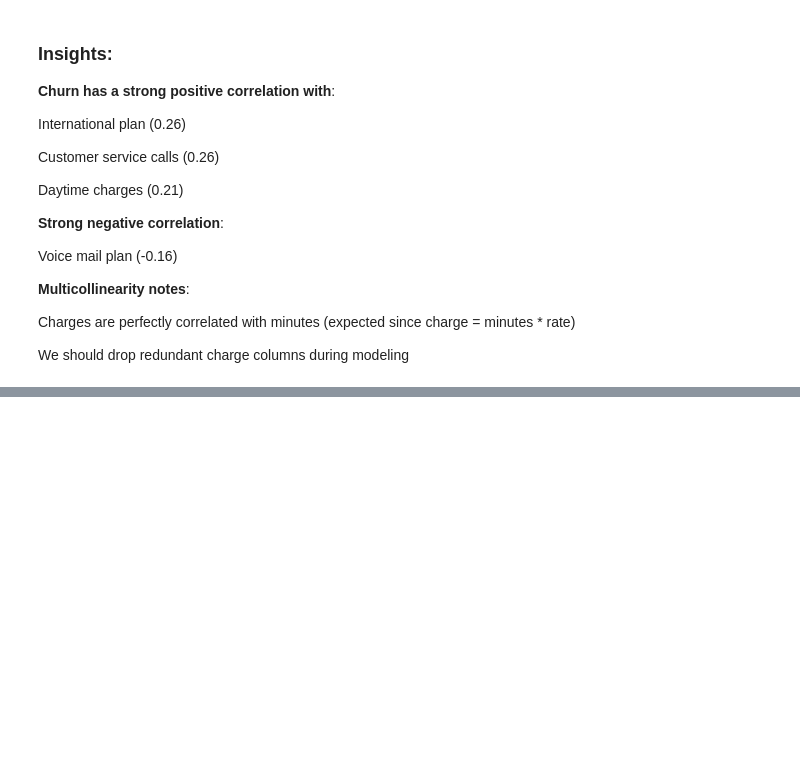
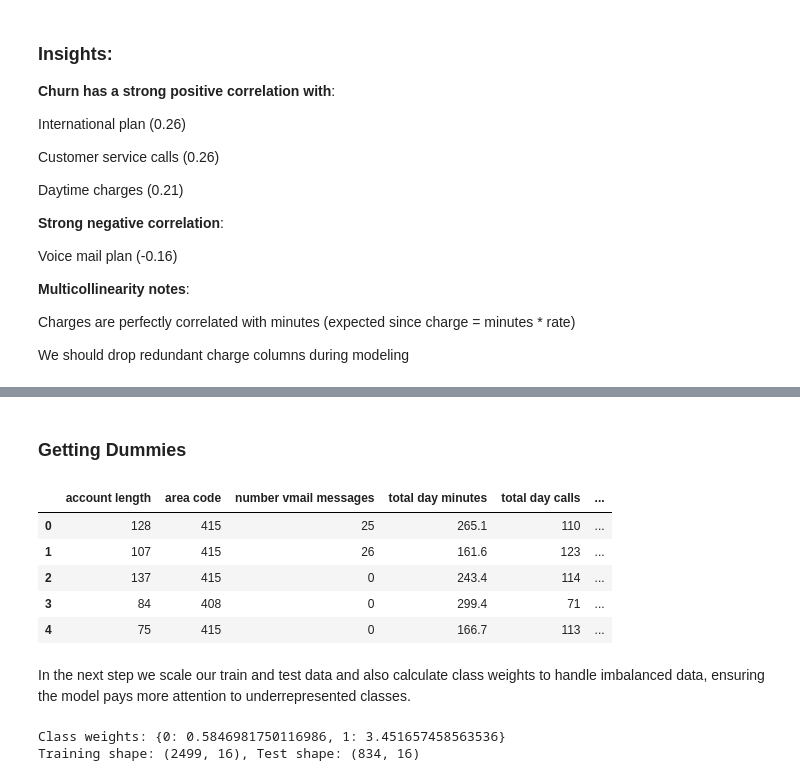
Before and after one commit to Bembino-en/-SyriaTel-churn-prediction, a Jupyter notebook: index.ipynb, the cells around one changed output, grey strips where cells are left out. Saved outputs shown, nothing was run; the diff lists cells and outputs as text; code cells hidden in the pictures; blank space fills up the shorter version.

```diff
--- a/index.ipynb
+++ b/index.ipynb
@@ -448,0 +466,8 @@ We should drop redundant charge columns during modeling
+# %%
+# Feature engineering based on EDA insights
+df['total_minutes'] = df['total day minutes'] + df['total eve minutes'] + df['total night minutes']
+df['high_service_calls'] = (df['customer service calls'] >= 3).astype(int)
+
+# Drop redundant charge columns (keep minutes)
+charge_columns = [col for col in df.columns if 'charge' in col.lower()]
+df.drop(columns=charge_columns, inplace=True)
@@ -448,0 +511,39 @@ We should drop redundant charge columns during modeling
+# %% [markdown]
+### Getting Dummies
+# %%
+df = pd.get_dummies(df, drop_first=True)
+
+X = df.drop('churn', axis=1)
+y = df_encoded['churn']
+X.head()
+# %% [output]
+|  | account length | area code | number vmail messages | total day minutes | total day calls | ... |
+| 0 | 128 | 415 | 25 | 265.1 | 110 | ... |
+| 1 | 107 | 415 | 26 | 161.6 | 123 | ... |
+| 2 | 137 | 415 | 0 | 243.4 | 114 | ... |
+| 3 | 84 | 408 | 0 | 299.4 | 71 | ... |
+| 4 | 75 | 415 | 0 | 166.7 | 113 | ... |
+# %% [markdown]
+In the next step we scale our train and test data and also calculate class weights to handle imbalanced data, ensuring the model pays more attention to underrepresented classes.
+# %%
+
+# Train-test split (stratified to maintain class distribution)
+X_train, X_test, y_train, y_test = train_test_split(
+    X, y, test_size=0.25, stratify=y, random_state=42
+)
+
+# Scale numerical features
+scaler = StandardScaler()
+X_train_scaled = scaler.fit_transform(X_train)
+X_test_scaled = scaler.transform(X_test)
+
+# Calculate class weights for imbalance handling
+classes = np.unique(y_train)
+weights = compute_class_weight(class_weight='balanced', classes=classes, y=y_train)
+class_weights = dict(zip(classes, weights))
+
+print(f"Class weights: {class_weights}")
+print(f"Training shape: {X_train_scaled.shape}, Test shape: {X_test_scaled.shape}")
+# %% [output]
+Class weights: {0: 0.5846981750116986, 1: 3.451657458563536}
+Training shape: (2499, 16), Test shape: (834, 16)
```
Also changed, not shown: parts of 7 cells of this notebook, 1 other file.
